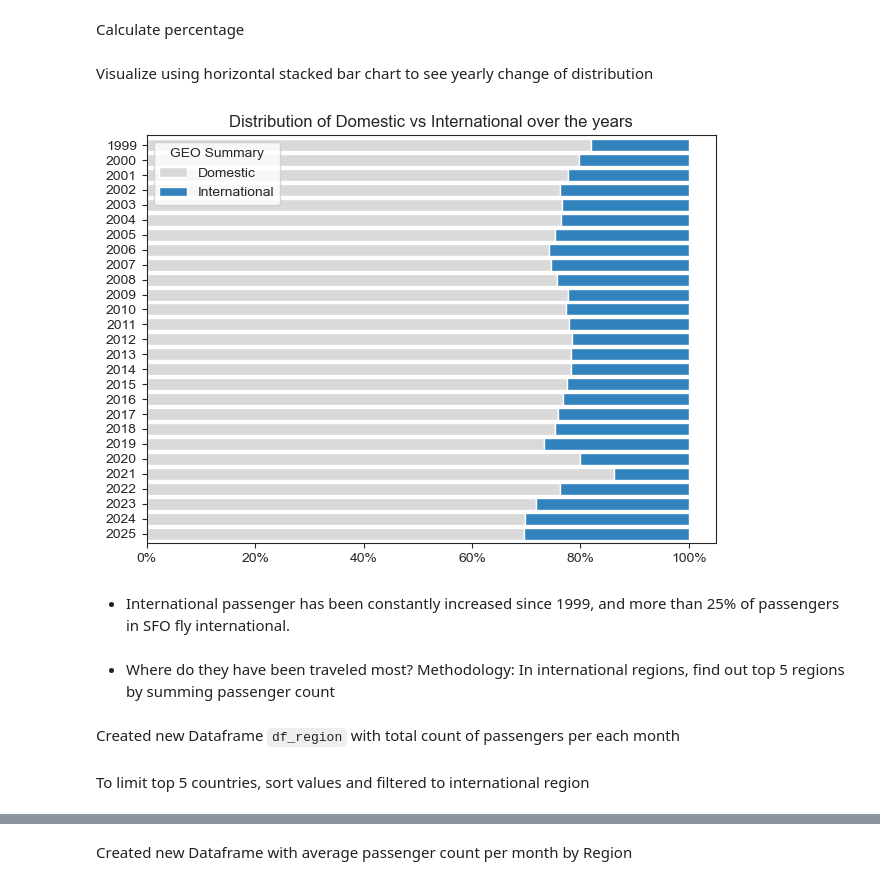
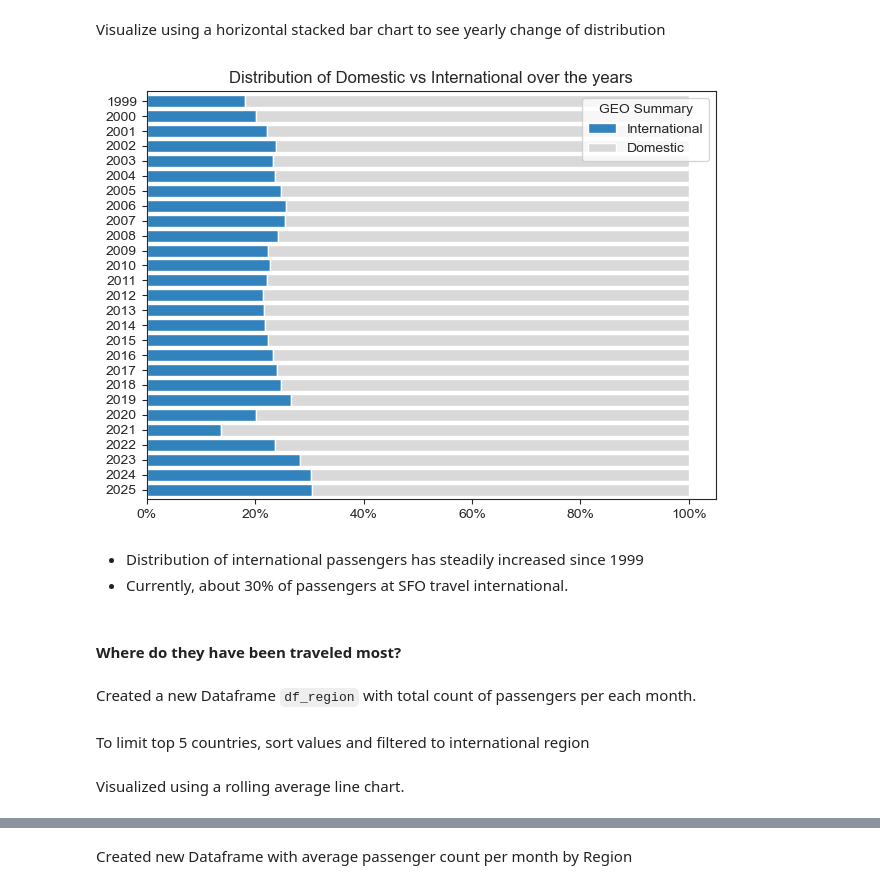
Before and after one commit to ahranyu/100_My_Project, a Jupyter notebook: 10_SFO_airtraffic/1_International.ipynb, the cells around one changed output, grey strips where cells are left out. Saved outputs shown, nothing was run; the diff lists cells and outputs as text; code cells hidden in the pictures.

```diff
--- a/10_SFO_airtraffic/1_International.ipynb
+++ b/10_SFO_airtraffic/1_International.ipynb
@@ -35,6 +28,4 @@ Created new Dataframe `df_national` to calculate distribution of international a
 df_national=df.pivot_table(index='year',columns='GEO Summary', values='Passenger Count', aggfunc='sum')
 # %%
 df_national_perc = df_national.copy()
-# %% [markdown]
-Calculate percentage
 # %%
@@ -43,26 +35,25 @@ df_national_perc['Domestic']=df_national_perc['Domestic'].div(df_national_perc['
 df_national_perc['International']=df_national_perc['International'].div(df_national_perc['sum']/100)
 df_national_perc.drop('sum',axis=1,inplace=True)
 # %% [markdown]
-Visualize using horizontal stacked bar chart to see yearly change of distribution
+Visualize using a horizontal stacked bar chart to see yearly change of distribution
 # %%
-df_national_perc.plot(kind='barh',stacked=True,width=0.8,colormap='tab20c_r')
+df_national_perc[['International','Domestic']].plot(kind='barh',stacked=True,width=0.8,colormap='tab20c')
 plt.gca().invert_yaxis()
 plt.title('Distribution of Domestic vs International over the years')
 plt.ylabel('')
 plt.gca().xaxis.set_major_formatter(PercentFormatter(decimals=0))
 
 plt.tight_layout()
 plt.show()
 # %% [output]
-[figure, old version]
+[figure, new version]
 # %% [markdown]
-- International passenger has been constantly increased since 1999, and more than 25% of passengers in SFO fly international.
+- Distribution of international passengers has steadily increased since 1999
+- Currently, about 30% of passengers at SFO travel international.
 # %% [markdown]
-- Where do they have been traveled most?
-Methodology:
-In international regions, find out top 5 regions by summing passenger count
+#### Where do they have been traveled most?
 # %% [markdown]
-Created new Dataframe `df_region` with total count of passengers per each month
+Created a new Dataframe `df_region` with total count of passengers per each month.
 # %%
 df_region =df.pivot_table(index='date',values='Passenger Count', columns='GEO Region', aggfunc='sum')
 # %% [markdown]
@@ -75,0 +66,2 @@ df_plot = df_region.iloc[:,1:6]
+# %% [markdown]
+Visualized using a rolling average line chart.
```
Also changed, not shown: parts of 15 cells of this notebook, 3 other files.
